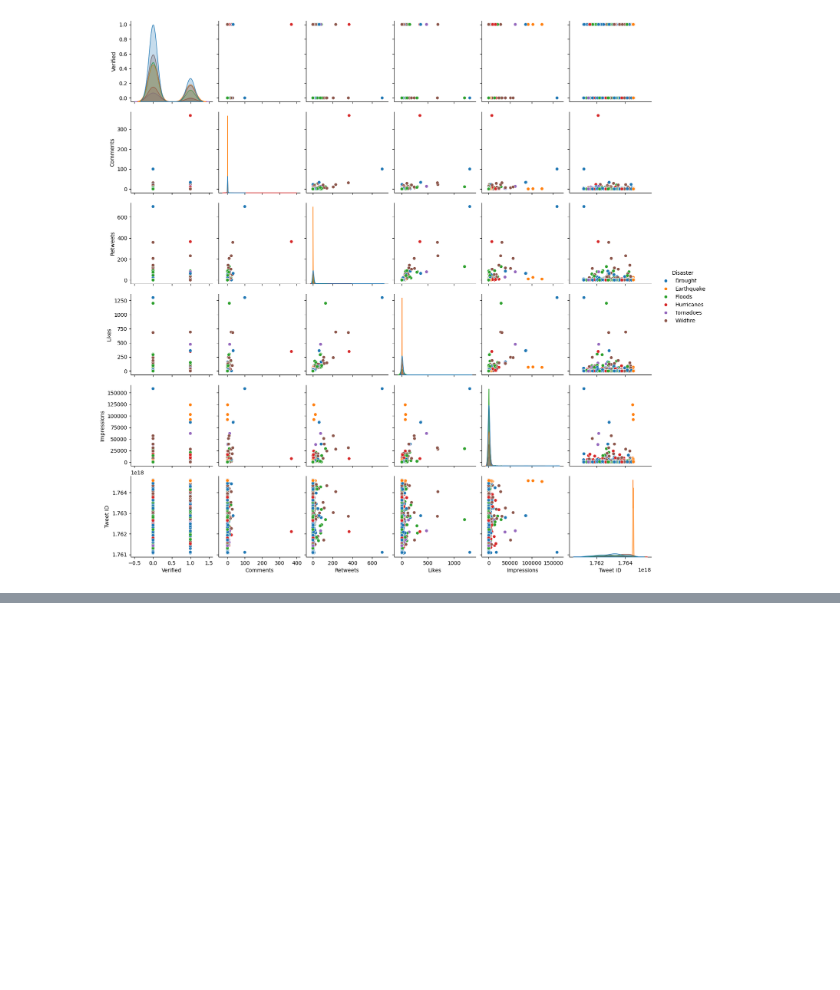
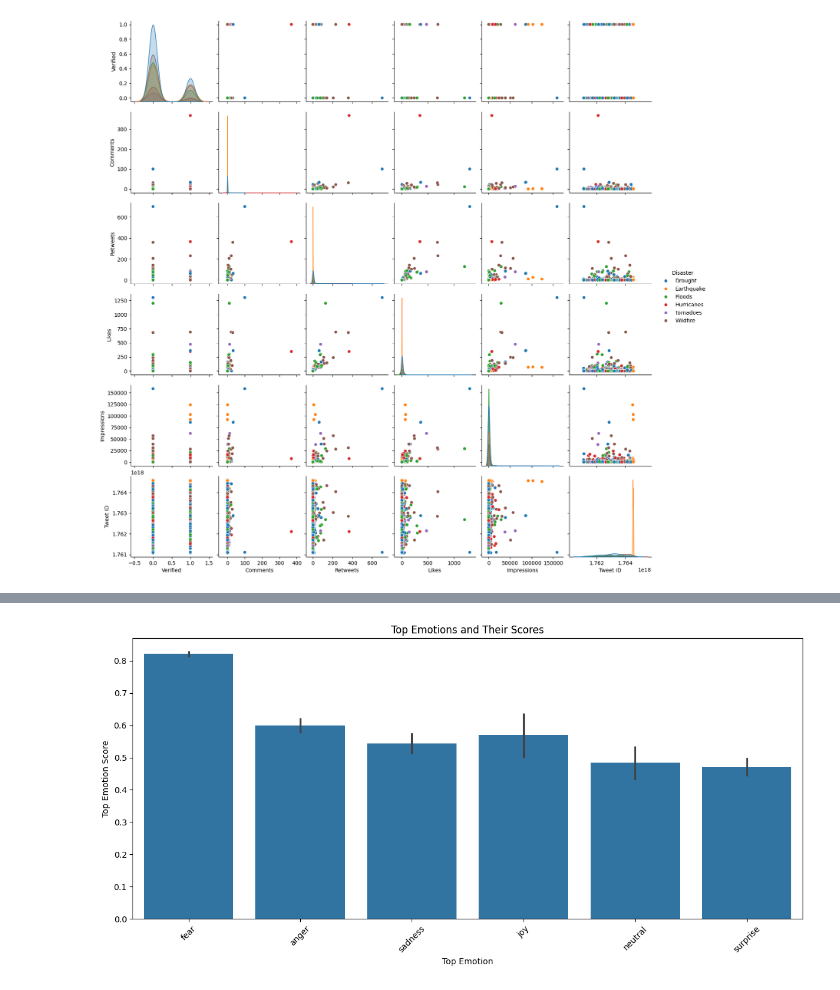
Before and after one commit to d-ioannidis/Anomaly-Detection-in-Social-Media, a Jupyter notebook: DataExploration.ipynb, the cells around one changed output, grey strips where cells are left out. Saved outputs shown, nothing was run; the diff lists cells and outputs as text; code cells hidden in the pictures; blank space fills up the shorter version.

```diff
--- a/DataExploration.ipynb
+++ b/DataExploration.ipynb
@@ -175,0 +308,4 @@ plt.show()
+# %%
+anomaly_results = pd.read_csv("anomaly_results.csv")
+
+anomaly_results.head()
@@ -175,0 +993,12 @@ plt.show()
+# %%
+# Plot top emotions and their scores
+plt.figure(figsize=(12, 6))
+sns.barplot(x='top_emotion', y='top_emotion_score', data=df)
+plt.xlabel('Top Emotion')
+plt.ylabel('Top Emotion Score')
+plt.title('Top Emotions and Their Scores')
+plt.xticks(rotation=45)
+plt.tight_layout()
+plt.show()
+# %% [output]
+[figure, added]
```
Also changed, not shown: parts of 28 cells of this notebook, 25 other files.
